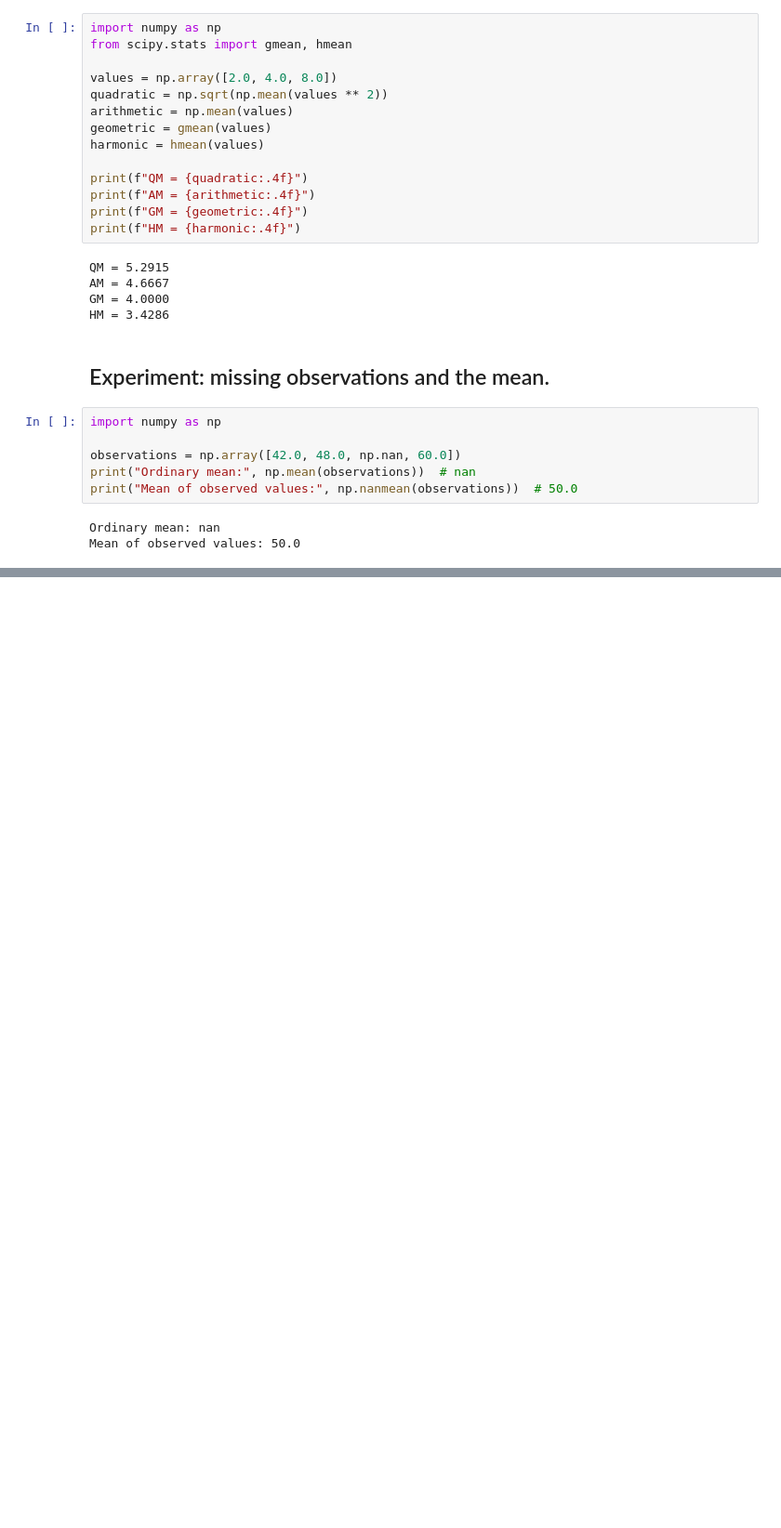
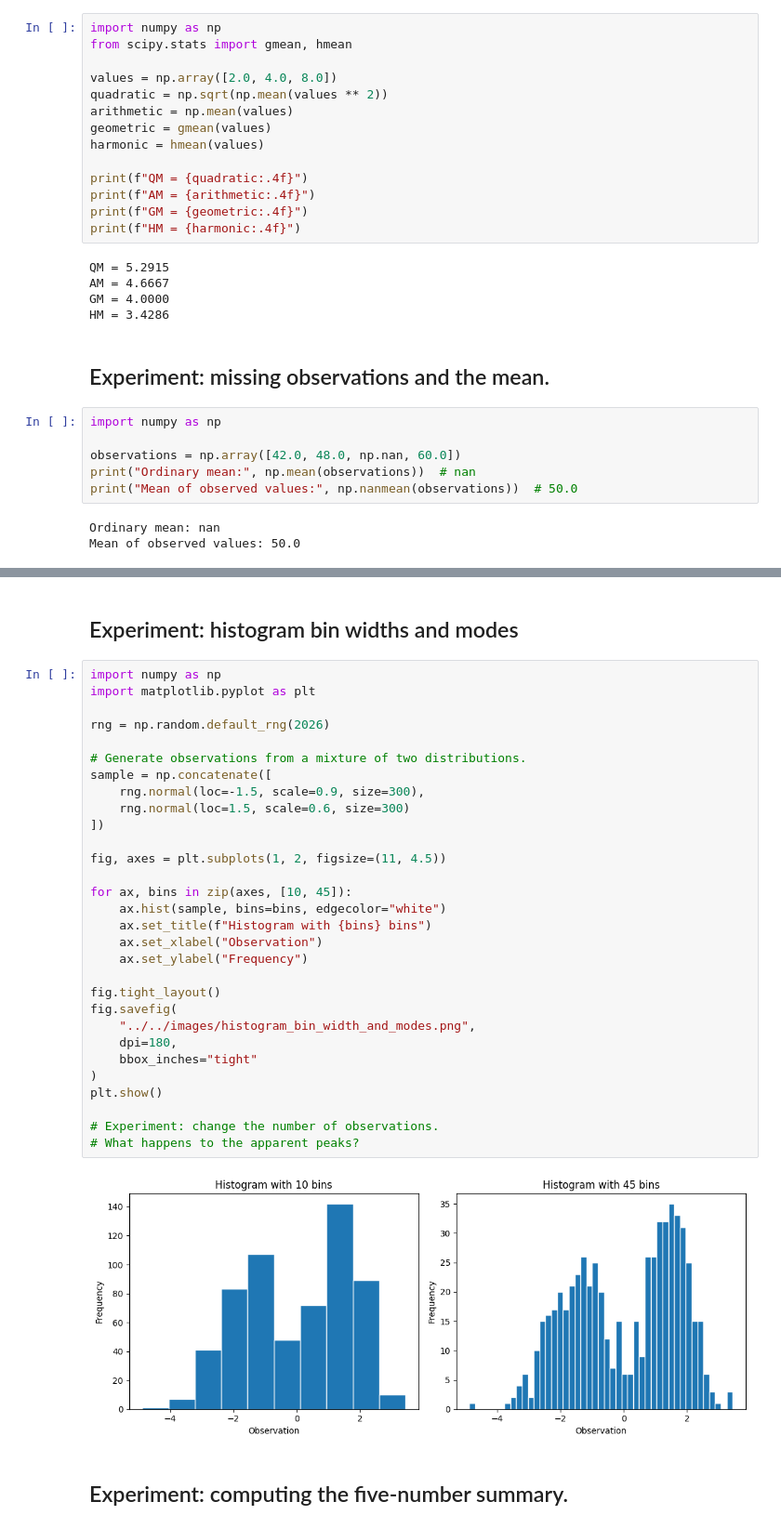
Before and after one commit to basunotes/basunotes.github.io, a Jupyter notebook: notes/notebooks/measures_of_central_tendency.ipynb, the cells around one changed output, grey strips where cells are left out. Shown at 93% size. Cells and saved outputs as stored; diff of their text form; blank space fills up the shorter version.

```diff
--- a/notes/notebooks/measures_of_central_tendency.ipynb
+++ b/notes/notebooks/measures_of_central_tendency.ipynb
@@ -170,0 +436,36 @@ Mean of observed values: 50.0
+# %% [markdown]
+## Experiment: histogram bin widths and modes
+# %%
+import numpy as np
+import matplotlib.pyplot as plt
+
+rng = np.random.default_rng(2026)
+
+# Generate observations from a mixture of two distributions.
+sample = np.concatenate([
+    rng.normal(loc=-1.5, scale=0.9, size=300),
+    rng.normal(loc=1.5, scale=0.6, size=300)
+])
+
+fig, axes = plt.subplots(1, 2, figsize=(11, 4.5))
+
+for ax, bins in zip(axes, [10, 45]):
+    ax.hist(sample, bins=bins, edgecolor="white")
+    ax.set_title(f"Histogram with {bins} bins")
+    ax.set_xlabel("Observation")
+    ax.set_ylabel("Frequency")
+
+fig.tight_layout()
+fig.savefig(
+    "../../images/histogram_bin_width_and_modes.png",
+    dpi=180,
+    bbox_inches="tight"
+)
+plt.show()
+
+# Experiment: change the number of observations.
+# What happens to the apparent peaks?
+# %% [output]
+[figure, added]
+# %% [markdown]
+## Experiment: computing the five-number summary.
```
Also changed, not shown: parts of 21 cells of this notebook, 5 other files.
